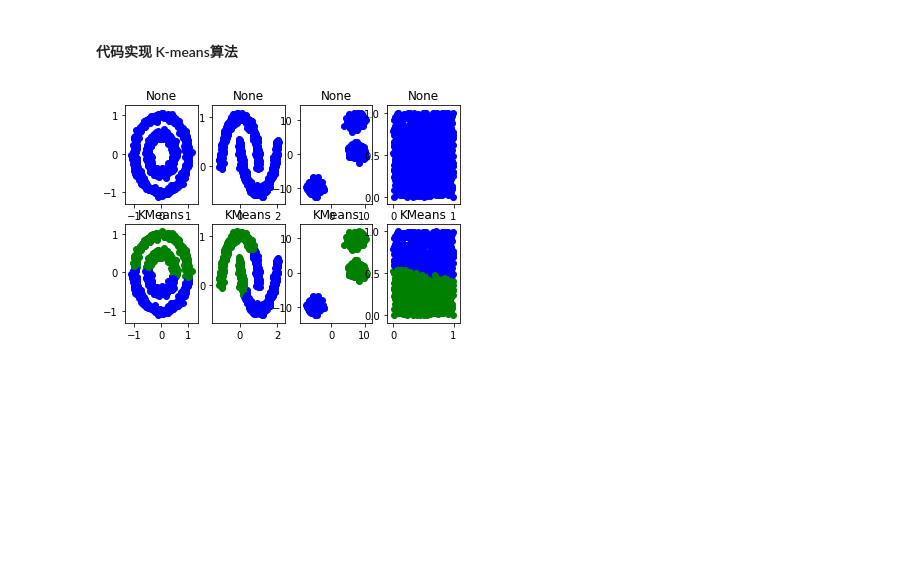
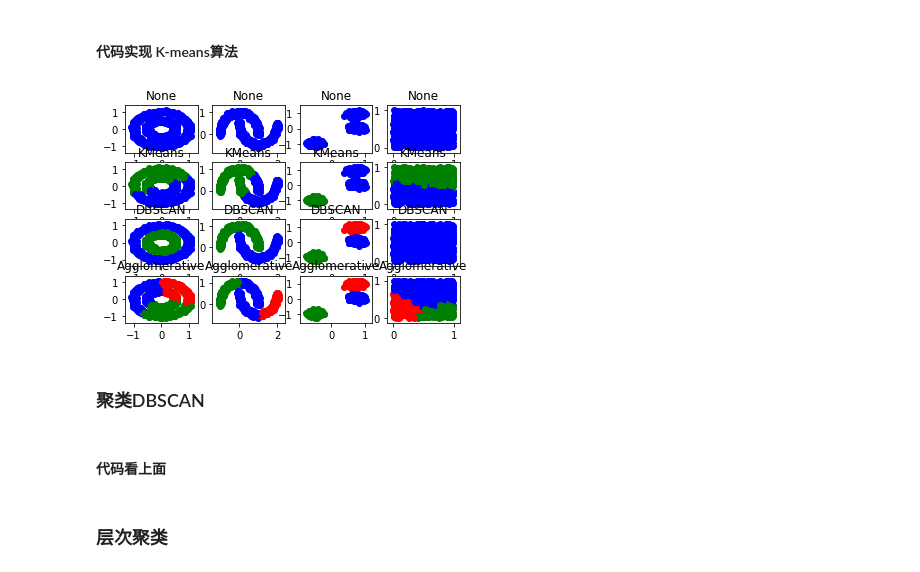
Before and after one commit to millerice/DataAnalysisManual, a Jupyter notebook: senior_data_analysis/6_数据挖掘建模_04_聚类.ipynb, the cells around one changed output. Drawn from its saved outputs; the diff is of its cells as text; code cells hidden in the pictures; blank space fills up the shorter version.

```diff
--- a/senior_data_analysis/6_数据挖掘建模_04_聚类.ipynb
+++ b/senior_data_analysis/6_数据挖掘建模_04_聚类.ipynb
@@ -37,39 +37,48 @@ n_samples = 1000
 circles = make_circles(n_samples=n_samples, factor=0.5, noise=0.05)
 moons = make_moons(n_samples=n_samples, noise=0.05)
 # random_state 确保每次生成的值都一样
-blobs = make_blobs(n_samples=n_samples, random_state=8)
+# center_box默认值是（-10，10）y轴的值
+# cluster_std 标准差，默认为1.0
+blobs = make_blobs(n_samples=n_samples, random_state=8, center_box=(-1, 1), cluster_std=0.1)
 # 指定随机值
 random_data = np.random.rand(n_samples, 2), None
 # print(circles)
 # 指定要使用的色系
 colors = "bgrcmyk"
 # 定义数据集
 data = [circles, moons, blobs, random_data]
 # 定义模型 [(模型的名字,模型的实体)]
 # n_clusters 分成几类
-models = [("None", None), ("KMeans", KMeans(n_clusters=2))]
+# min_samples 最小点数
+# eps E邻域
+# linkage 簇之间的连接方式 average:平均距离  complete:最大距离
+models = [("None", None), ("KMeans", KMeans(n_clusters=2)),
+          ("DBSCAN", DBSCAN(min_samples=3, eps=0.2)),
+         ("Agglomerative", AgglomerativeClustering(n_clusters=3, linkage="ward"))]
 f = plt.figure()
 # inx 下标
 # clt 模型
 for inx, clt in enumerate(models):
     # 获取名字和实体
     clt_name, clt_entity = clt
     for i, dataset in enumerate(data):
         # X是数据，Y是标注
         X, Y = dataset
         # 如果实体为空 直接赋值为0
         if not clt_entity:
             clt_res = [0 for item in range((len(X)))]
         else:
             # 拟合，也就是聚类的过程
             clt_entity.fit(X)
             # 获取labels(聚类的结果)并转换成int格式
             clt_res = clt_entity.labels_.astype(np.int)
         # 画图
         f.add_subplot(len(models), len(data), inx*len(data)+i+1)
         plt.title(clt_name)
         # 散点图 同样的标注会被附上同样的颜色，不同的标注就会被附上不同的颜色
         [plt.scatter(X[p, 0], X[p, 1], color=colors[clt_res[p]]) for p in range(len(X))]
 plt.show()
 # %% [output]
-[figure, old version]
+[figure, new version]
+# %% [markdown]
+### 聚类DBSCAN
@@ -75,0 +97,4 @@ plt.show()
+# %% [markdown]
+#### 代码看上面
+# %% [markdown]
+### 层次聚类
```
Also changed, not shown: parts of 6 cells of this notebook.
